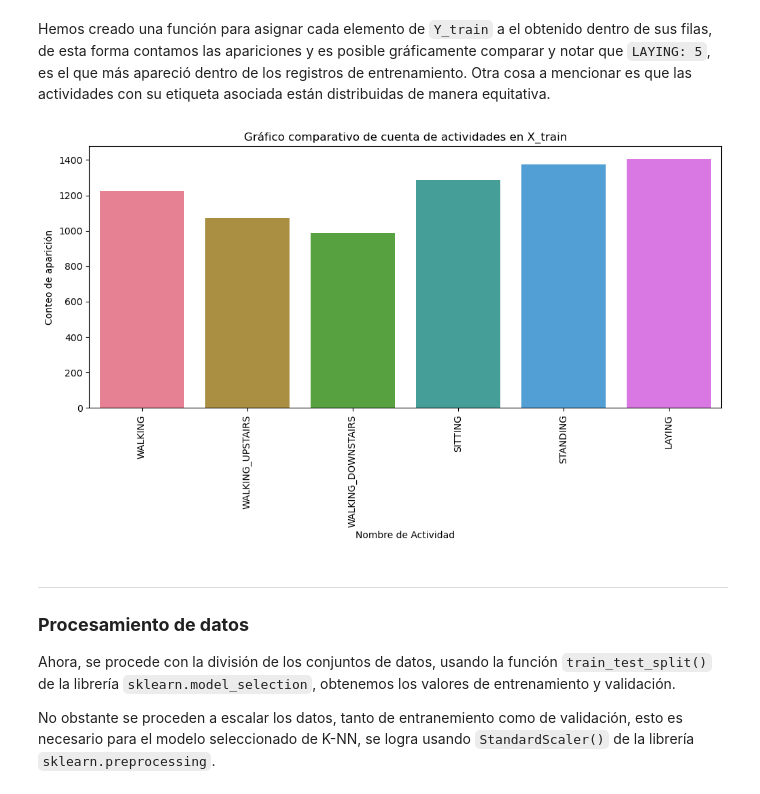
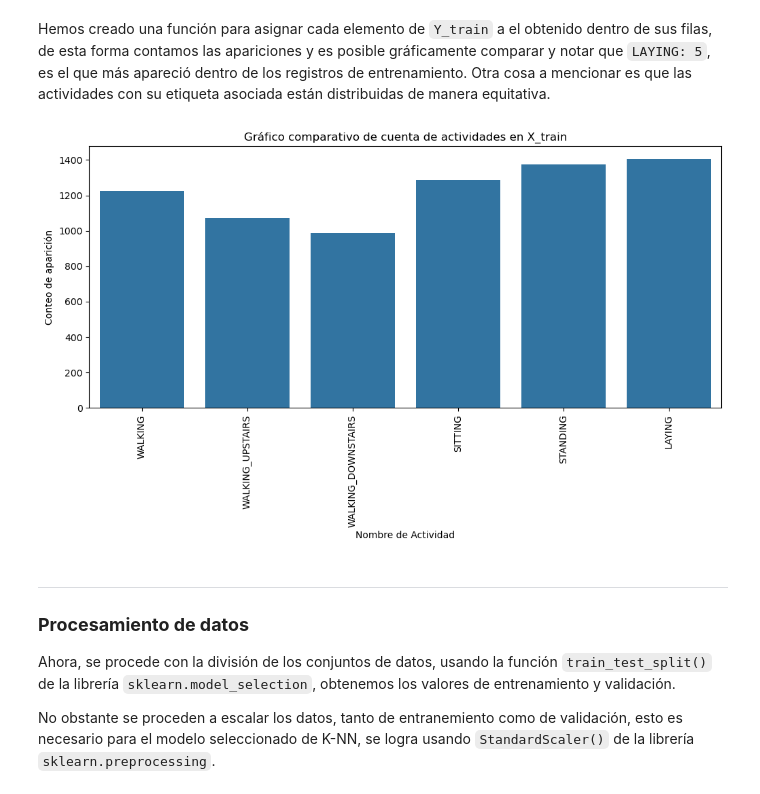
Before and after one commit to kaloslazo/SupervisedClassification, a Jupyter notebook: main.ipynb, the cells around one changed output. Cells and saved outputs as stored; diff of their text form; code cells hidden in the pictures.

```diff
--- a/main.ipynb
+++ b/main.ipynb
@@ -186,23 +186,24 @@ Hemos creado una función para asignar cada elemento de `Y_train` a el obtenido
 # %%
 def assign_key_labels(df, arr_to_mapped):
     activities_map = {i+1: arr_to_mapped[i] for i in range(len(arr_to_mapped))}
     activities_mapped = df[0].map(activities_map);
     df_mapped = pd.DataFrame({'Activity': activities_mapped});
 
     return df_mapped;
 
 labels_actions = ['WALKING', 'WALKING_UPSTAIRS', 'WALKING_DOWNSTAIRS', 'SITTING', 'STANDING', 'LAYING']
 Y_train_label = assign_key_labels(Y_train, labels_actions)
 
+
 plt.figure(figsize=(12,5))
-sns.countplot(x='Activity', data=df_train, order=labels_actions)
+sns.countplot(x='Activity', data=Y_train_label, order=labels_actions)
 plt.xticks(rotation='vertical')
 plt.title('Gráfico comparativo de cuenta de actividades en X_train')
 plt.xlabel('Nombre de Actividad')
 plt.ylabel('Conteo de aparición')
 plt.show()
 # %% [output]
-[figure, old version]
+[figure, new version]
 # %% [markdown]
 ---
 
```
Also changed, not shown: parts of 7 cells of this notebook.
